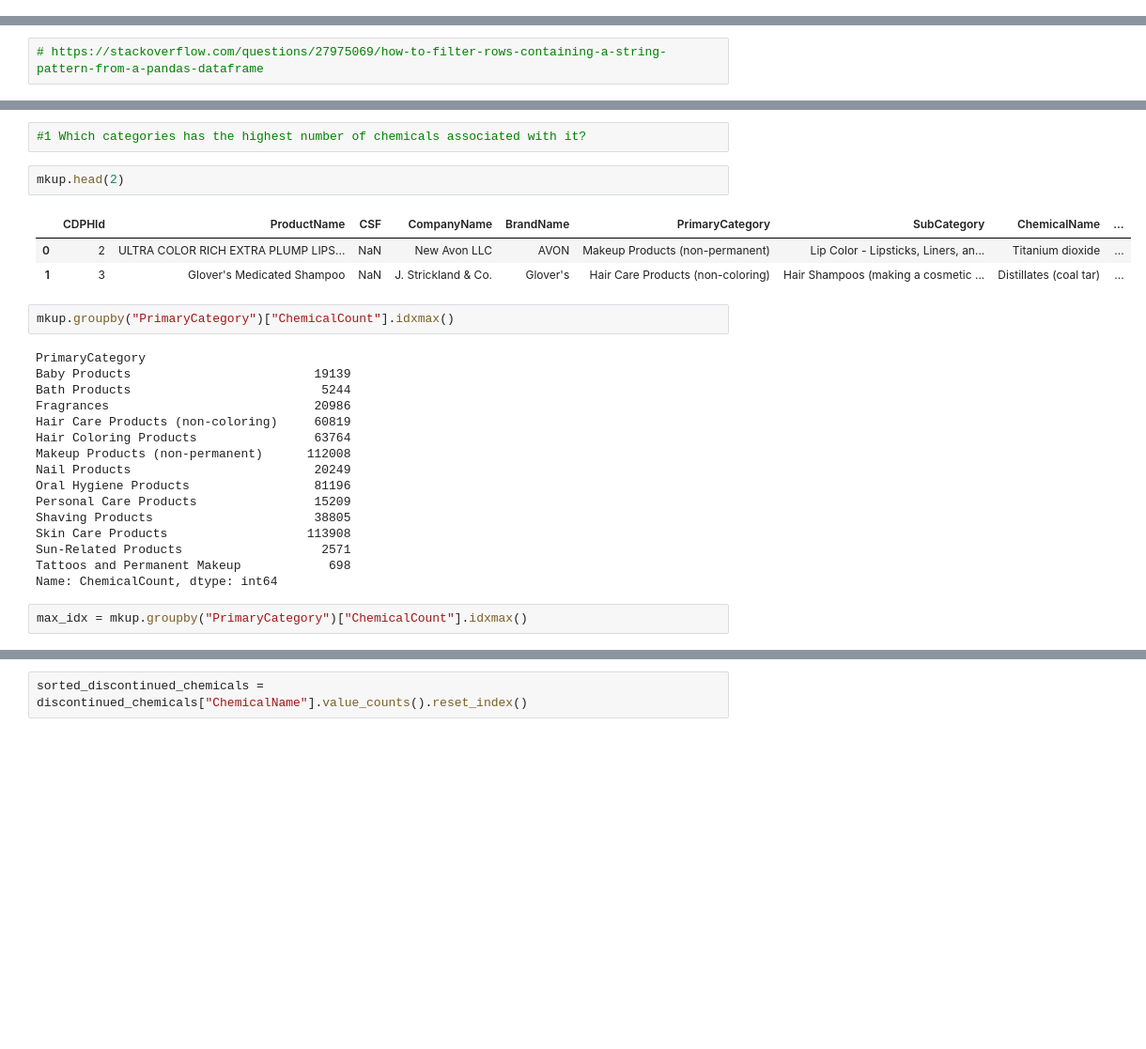
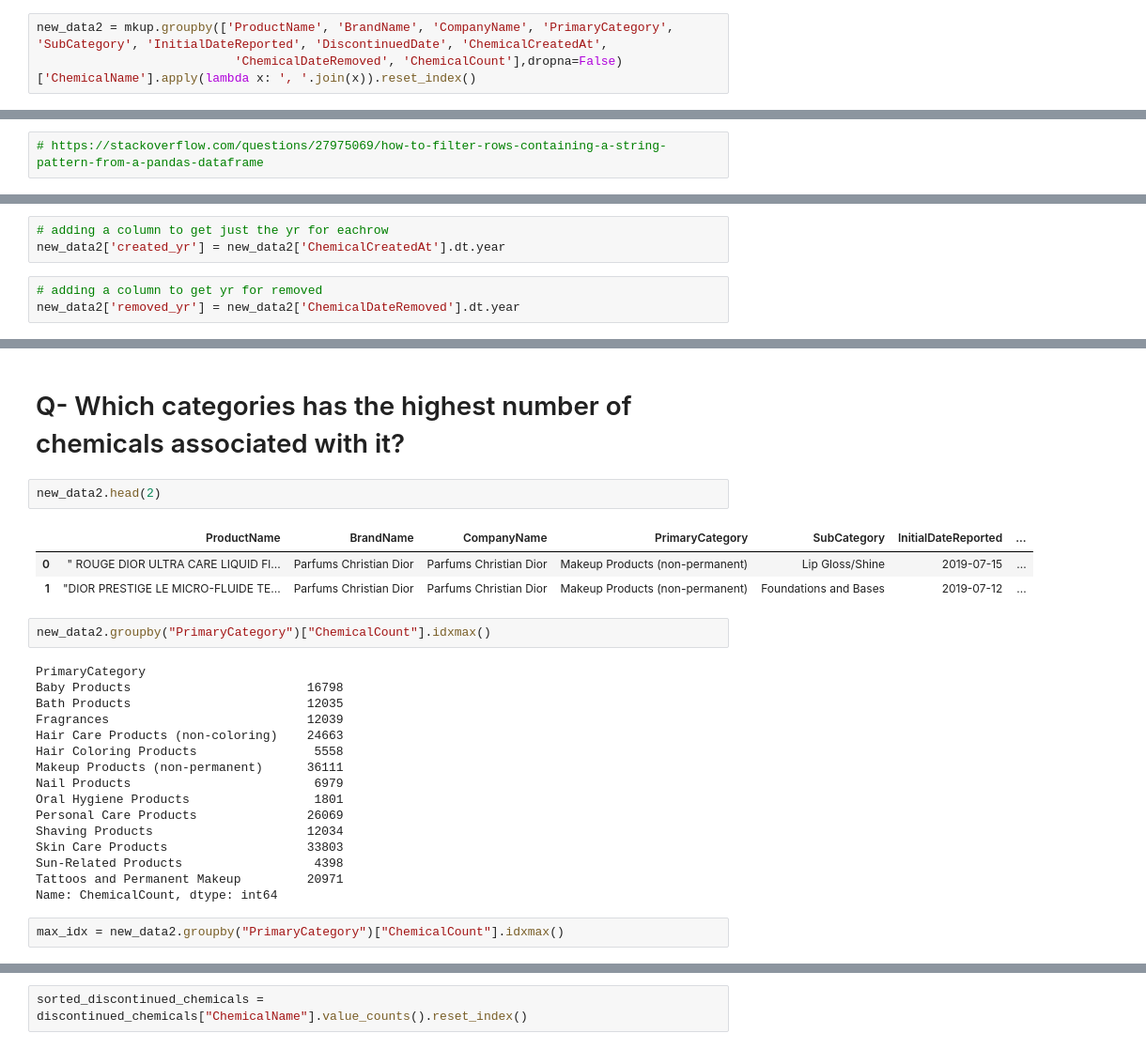
Before and after one commit to Sobia005/capstone_project, a Jupyter notebook: notebook/capstone_final_project.ipynb, the cells around one changed output, grey strips where cells are left out. Shown at 94% size. Drawn from its saved outputs; the diff is of its cells as text; blank space fills up the shorter version.

```diff
--- a/notebook/capstone_final_project.ipynb
+++ b/notebook/capstone_final_project.ipynb
@@ -483,0 +441,3 @@ chemical_counts.merge(mkup[['ProductName', 'CompanyName', 'BrandName', 'Chemical
+# %%
+new_data2 = mkup.groupby(['ProductName', 'BrandName', 'CompanyName', 'PrimaryCategory', 'SubCategory', 'InitialDateReported', 'DiscontinuedDate', 'ChemicalCreatedAt',
+                           'ChemicalDateRemoved', 'ChemicalCount'],dropna=False)['ChemicalName'].apply(lambda x: ', '.join(x)).reset_index()
@@ -553,0 +572,6 @@ m[m["ChemicalName"].str.contains("Titanium dioxide")]
+# %%
+# adding a column to get just the yr for eachrow
+new_data2['created_yr'] = new_data2['ChemicalCreatedAt'].dt.year
+# %%
+# adding a column to get yr for removed
+new_data2['removed_yr'] = new_data2['ChemicalDateRemoved'].dt.year
@@ -651,31 +631,31 @@ mkup
-# %%
-#1 Which categories has the highest number of chemicals associated with it?
+# %% [markdown]
+# Q- Which categories has the highest number of chemicals associated with it?
 # %%
-mkup.head(2)
+new_data2.head(2)
 # %% [output]
-|  | CDPHId | ProductName | CSF | CompanyName | BrandName | PrimaryCategory | SubCategory | ChemicalName | ... |
-| 0 | 2 | ULTRA COLOR RICH EXTRA PLUMP LIPS... | NaN | New Avon LLC | AVON | Makeup Products (non-permanent) | Lip Color - Lipsticks, Liners, an... | Titanium dioxide | ... |
-| 1 | 3 | Glover's Medicated Shampoo | NaN | J. Strickland & Co. | Glover's | Hair Care Products (non-coloring) | Hair Shampoos (making a cosmetic ... | Distillates (coal tar) | ... |
+|  | ProductName | BrandName | CompanyName | PrimaryCategory | SubCategory | InitialDateReported | ... |
+| 0 | " ROUGE DIOR ULTRA CARE LIQUID Fl... | Parfums Christian Dior | Parfums Christian Dior | Makeup Products (non-permanent) | Lip Gloss/Shine | 2019-07-15 | ... |
+| 1 | "DIOR PRESTIGE LE MICRO-FLUIDE TE... | Parfums Christian Dior | Parfums Christian Dior | Makeup Products (non-permanent) | Foundations and Bases | 2019-07-12 | ... |
 # %%
-mkup.groupby("PrimaryCategory")["ChemicalCount"].idxmax()
+new_data2.groupby("PrimaryCategory")["ChemicalCount"].idxmax()
 # %% [output]
 PrimaryCategory
-Baby Products                         19139
-Bath Products                          5244
-Fragrances                            20986
-Hair Care Products (non-coloring)     60819
-Hair Coloring Products                63764
-Makeup Products (non-permanent)      112008
-Nail Products                         20249
-Oral Hygiene Products                 81196
-Personal Care Products                15209
-Shaving Products                      38805
-Skin Care Products                   113908
-Sun-Related Products                   2571
-Tattoos and Permanent Makeup            698
+Baby Products                        16798
+Bath Products                        12035
+Fragrances                           12039
+Hair Care Products (non-coloring)    24663
+Hair Coloring Products                5558
+Makeup Products (non-permanent)      36111
+Nail Products                         6979
+Oral Hygiene Products                 1801
+Personal Care Products               26069
+Shaving Products                     12034
+Skin Care Products                   33803
+Sun-Related Products                  4398
+Tattoos and Permanent Makeup         20971
 Name: ChemicalCount, dtype: int64
 # %%
-max_idx = mkup.groupby("PrimaryCategory")["ChemicalCount"].idxmax()
+max_idx = new_data2.groupby("PrimaryCategory")["ChemicalCount"].idxmax()
 # %%
 max_idx.reset_index().sort_values(by = "ChemicalCount", ascending = False)
 # %% [output]
```
Also changed, not shown: parts of 95 cells of this notebook.
